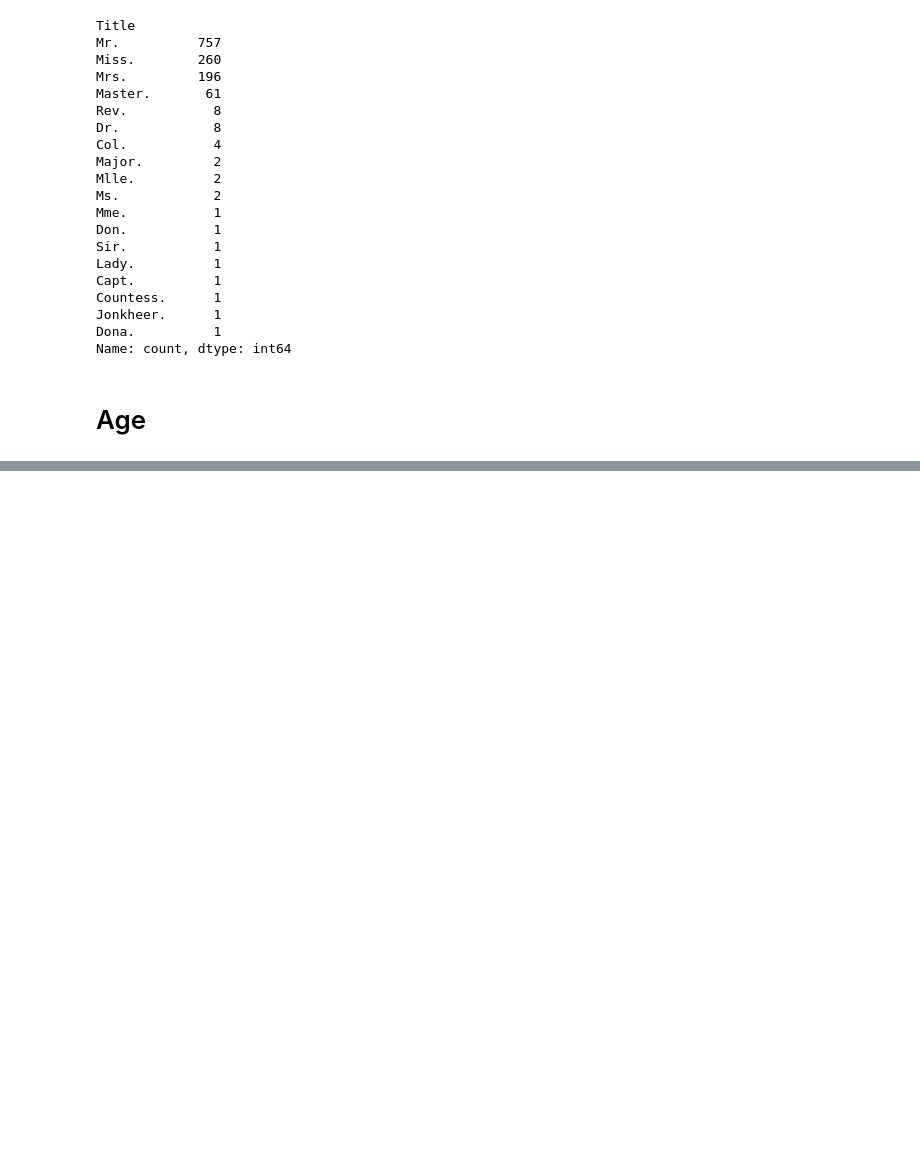
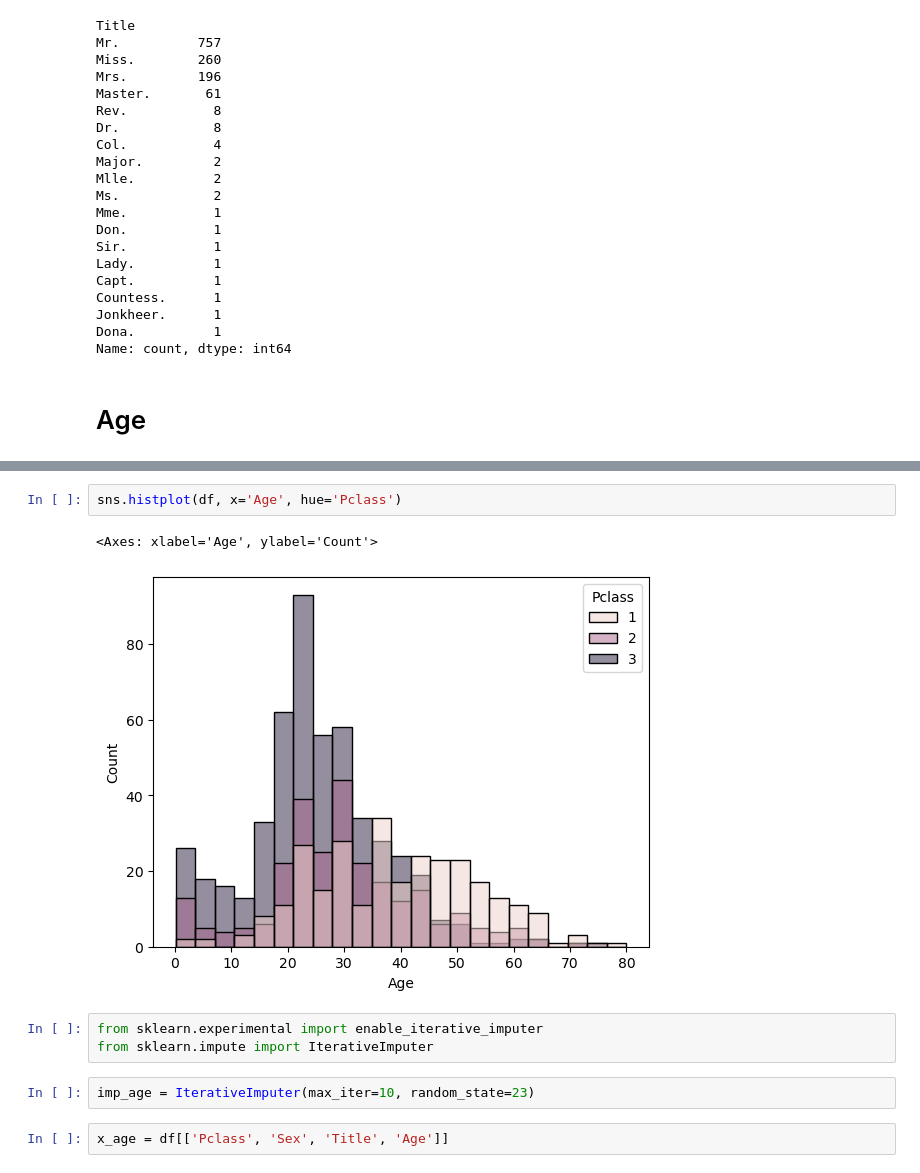
Before and after one commit to chdean/titanic-kaggle, a Jupyter notebook: 2_prep.ipynb, the cells around one changed output, grey strips where cells are left out. Cells and saved outputs as stored; diff of their text form; blank space fills up the shorter version.

```diff
--- a/2_prep.ipynb
+++ b/2_prep.ipynb
@@ -107,0 +115,12 @@ Name: count, dtype: int64
+# %%
+sns.histplot(df, x='Age', hue='Pclass')
+# %% [output]
+<Axes: xlabel='Age', ylabel='Count'>
+[figure, added]
+# %%
+from sklearn.experimental import enable_iterative_imputer
+from sklearn.impute import IterativeImputer
+# %%
+imp_age = IterativeImputer(max_iter=10, random_state=23)
+# %%
+x_age = df[['Pclass', 'Sex', 'Title', 'Age']]
```
Also changed, not shown: parts of 2 cells of this notebook.
